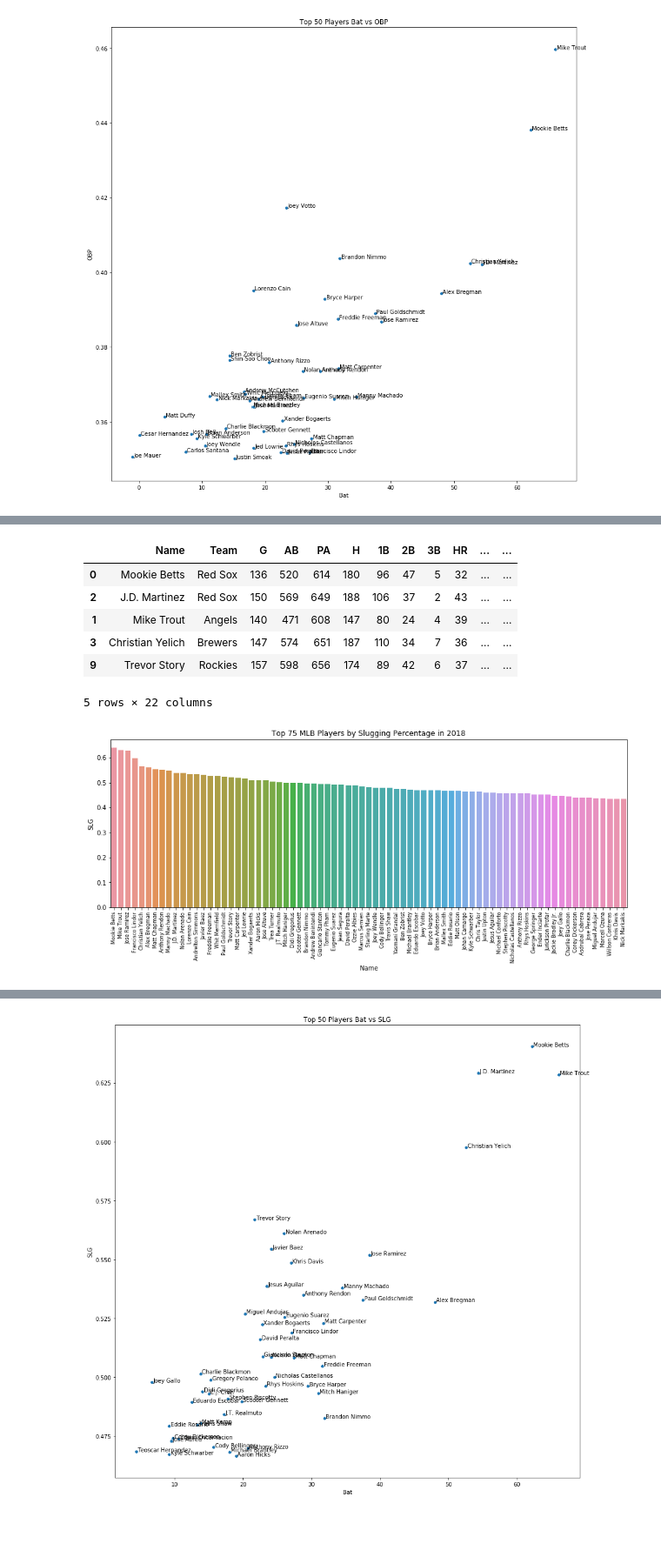
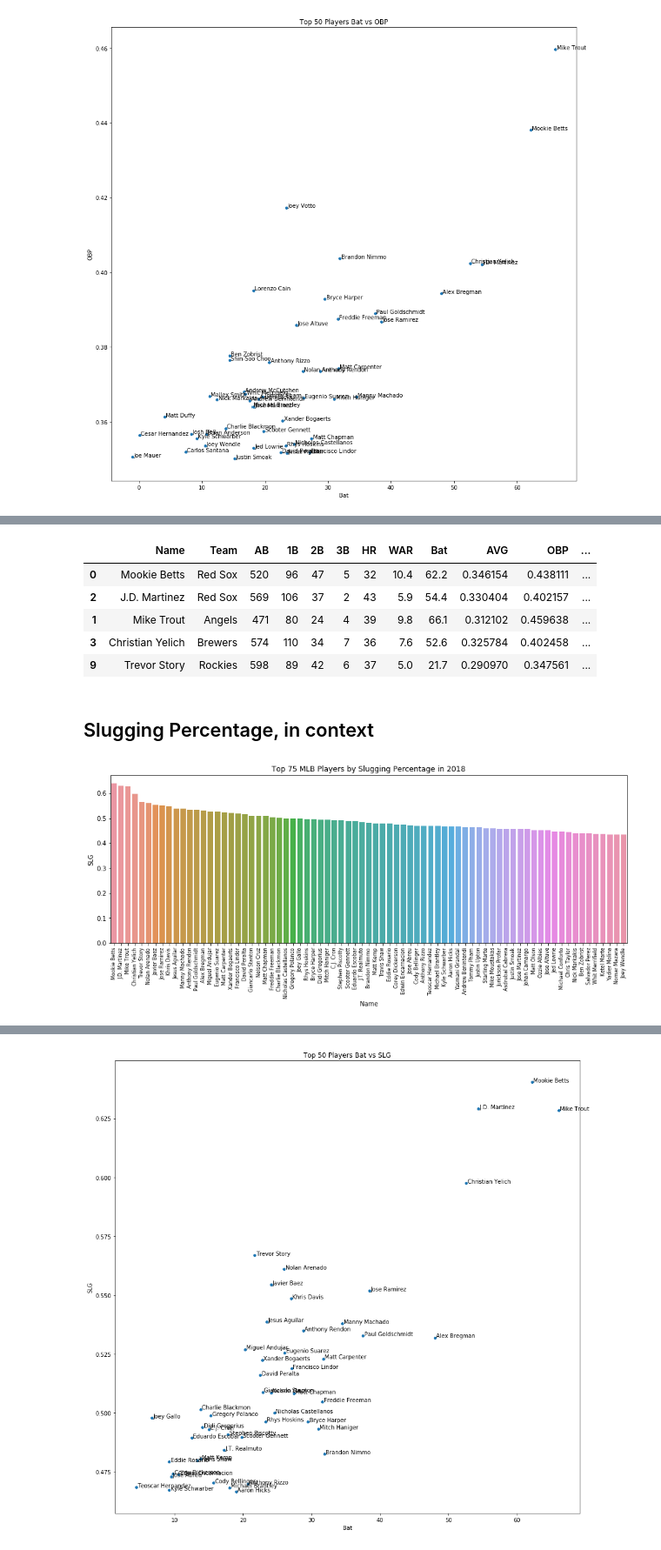
Before and after one commit to andrewscheid/CMSC320-Final-Tutorial, a Jupyter notebook: Final Tutorial - Andrew Scheid.ipynb, the cells around one changed output, grey strips where cells are left out. Shown at 87% size. Drawn from its saved outputs; the diff is of its cells as text; code cells hidden in the pictures; blank space fills up the shorter version.

```diff
--- a/Final Tutorial - Andrew Scheid.ipynb
+++ b/Final Tutorial - Andrew Scheid.ipynb
@@ -62,4 +101,5 @@ plt.show()
 # %%
-saber = saber.sort_values(by=['Bat'], ascending=False)
-saber.head(10)
+bat = saber[['Name', 'Team', 'WAR', 'Bat']]
+bat = bat.sort_values(by=['Bat'], ascending=False)
+bat.head(10)
 # %% [output]
@@ -156,20 +229,24 @@ label_point(obp.head(50).Bat, obp.head(50).OBP, obp.head(50).Name, plt.gca())
 slg = obp.copy()
 slg['SLG'] = (slg['1B'] + 2 * slg['2B'] + 3 * slg['3B'] + 4 * slg['HR']) / slg['AB']
 slg = slg.sort_values(by=['SLG'], ascending=False)
-slg.head()
+
+slg_clean = slg.copy()
+slg_clean = slg_clean.drop(columns=['G','PA','H','BB','IBB','HBP','SF','SH', 'BABIP', 'wRC+'])
+slg_clean.head()
 # %% [output]
-|  | Name | Team | G | AB | PA | H | 1B | 2B | 3B | HR | ... | ... |
-| 0 | Mookie Betts | Red Sox | 136 | 520 | 614 | 180 | 96 | 47 | 5 | 32 | ... | ... |
-| 2 | J.D. Martinez | Red Sox | 150 | 569 | 649 | 188 | 106 | 37 | 2 | 43 | ... | ... |
-| 1 | Mike Trout | Angels | 140 | 471 | 608 | 147 | 80 | 24 | 4 | 39 | ... | ... |
-| 3 | Christian Yelich | Brewers | 147 | 574 | 651 | 187 | 110 | 34 | 7 | 36 | ... | ... |
-| 9 | Trevor Story | Rockies | 157 | 598 | 656 | 174 | 89 | 42 | 6 | 37 | ... | ... |
+|  | Name | Team | AB | 1B | 2B | 3B | HR | WAR | Bat | AVG | OBP | ... |
+| 0 | Mookie Betts | Red Sox | 520 | 96 | 47 | 5 | 32 | 10.4 | 62.2 | 0.346154 | 0.438111 | ... |
+| 2 | J.D. Martinez | Red Sox | 569 | 106 | 37 | 2 | 43 | 5.9 | 54.4 | 0.330404 | 0.402157 | ... |
+| 1 | Mike Trout | Angels | 471 | 80 | 24 | 4 | 39 | 9.8 | 66.1 | 0.312102 | 0.459638 | ... |
+| 3 | Christian Yelich | Brewers | 574 | 110 | 34 | 7 | 36 | 7.6 | 52.6 | 0.325784 | 0.402458 | ... |
+| 9 | Trevor Story | Rockies | 598 | 89 | 42 | 6 | 37 | 5.0 | 21.7 | 0.290970 | 0.347561 | ... |
-5 rows × 22 columns
+# %% [markdown]
+## Slugging Percentage, in context
 # %%
 plt.figure(figsize=(15,5))
 ax = sns.barplot(x="Name", y="SLG", data=slg.head(75))
-ax.set_xticklabels(b_stand['Name'], rotation='vertical', fontsize=8)
+ax.set_xticklabels(slg['Name'], rotation='vertical', fontsize=8)
 ax.set_title('Top 75 MLB Players by Slugging Percentage in 2018')
 plt.show()
 # %% [output]
-[figure, old version]
+[figure, new version]
```
Also changed, not shown: parts of 73 cells of this notebook.
